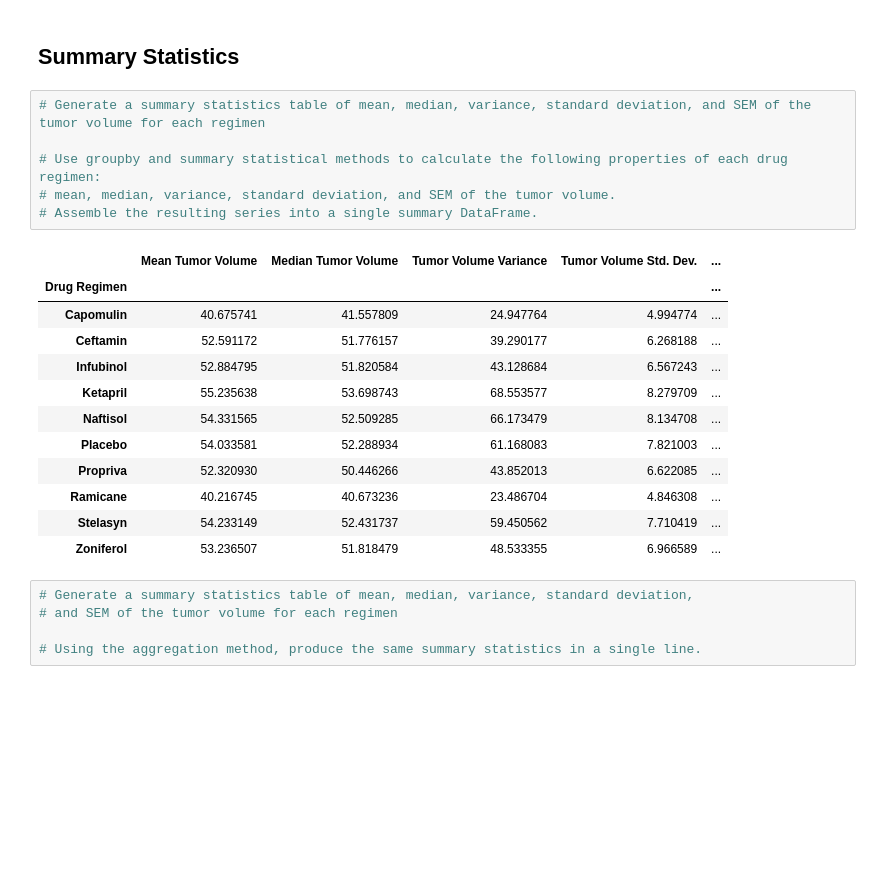
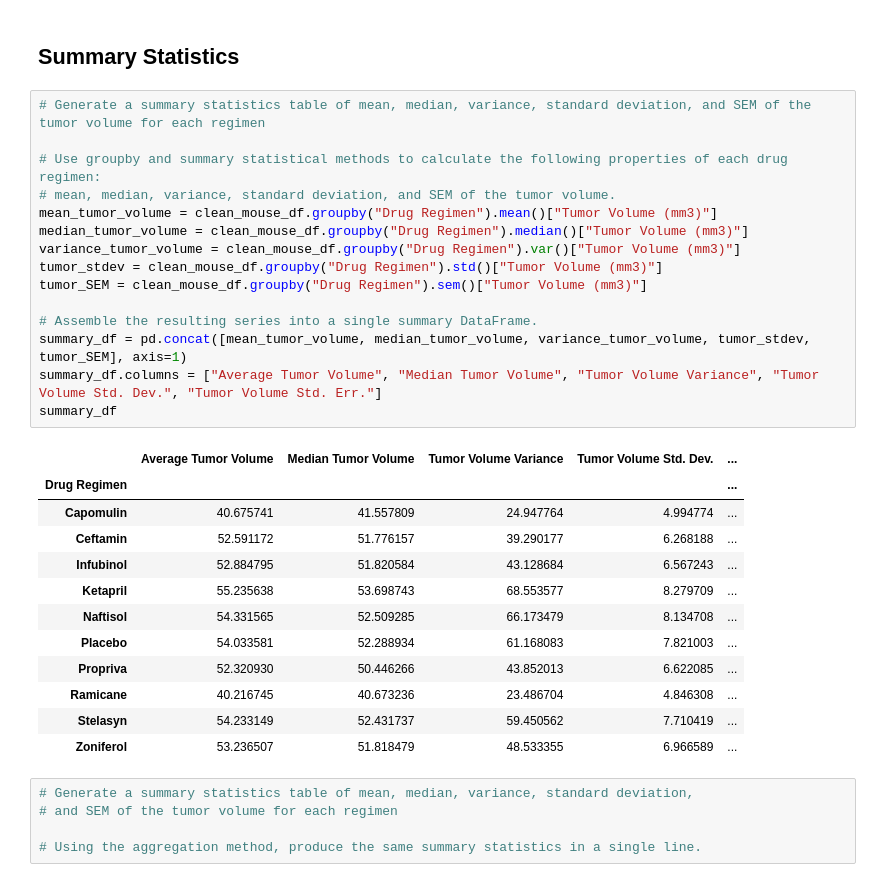
Before and after one commit to TheEvilSombrero/Module-5-Challenge, a Jupyter notebook: pymaceuticals_starter-Copy1.ipynb, the cells around one changed output. Cells and saved outputs as stored; diff of their text form; blank space fills up the shorter version.

```diff
--- a/pymaceuticals_starter-Copy1.ipynb
+++ b/pymaceuticals_starter-Copy1.ipynb
@@ -79,11 +79,20 @@ There are 248 mice.
 # %%
 # Generate a summary statistics table of mean, median, variance, standard deviation, and SEM of the tumor volume for each regimen
 
 # Use groupby and summary statistical methods to calculate the following properties of each drug regimen:
 # mean, median, variance, standard deviation, and SEM of the tumor volume.
+mean_tumor_volume = clean_mouse_df.groupby("Drug Regimen").mean()["Tumor Volume (mm3)"]
+median_tumor_volume = clean_mouse_df.groupby("Drug Regimen").median()["Tumor Volume (mm3)"]
+variance_tumor_volume = clean_mouse_df.groupby("Drug Regimen").var()["Tumor Volume (mm3)"]
+tumor_stdev = clean_mouse_df.groupby("Drug Regimen").std()["Tumor Volume (mm3)"]
+tumor_SEM = clean_mouse_df.groupby("Drug Regimen").sem()["Tumor Volume (mm3)"]
+
 # Assemble the resulting series into a single summary DataFrame.
+summary_df = pd.concat([mean_tumor_volume, median_tumor_volume, variance_tumor_volume, tumor_stdev, tumor_SEM], axis=1)
+summary_df.columns = ["Average Tumor Volume", "Median Tumor Volume", "Tumor Volume Variance", "Tumor Volume Std. Dev.", "Tumor Volume Std. Err."]
+summary_df
 # %% [output]
-|  | Mean Tumor Volume | Median Tumor Volume | Tumor Volume Variance | Tumor Volume Std. Dev. | ... |
+|  | Average Tumor Volume | Median Tumor Volume | Tumor Volume Variance | Tumor Volume Std. Dev. | ... |
 | Drug Regimen |  |  |  |  | ... |
 | Capomulin | 40.675741 | 41.557809 | 24.947764 | 4.994774 | ... |
 | Ceftamin | 52.591172 | 51.776157 | 39.290177 | 6.268188 | ... |
```
